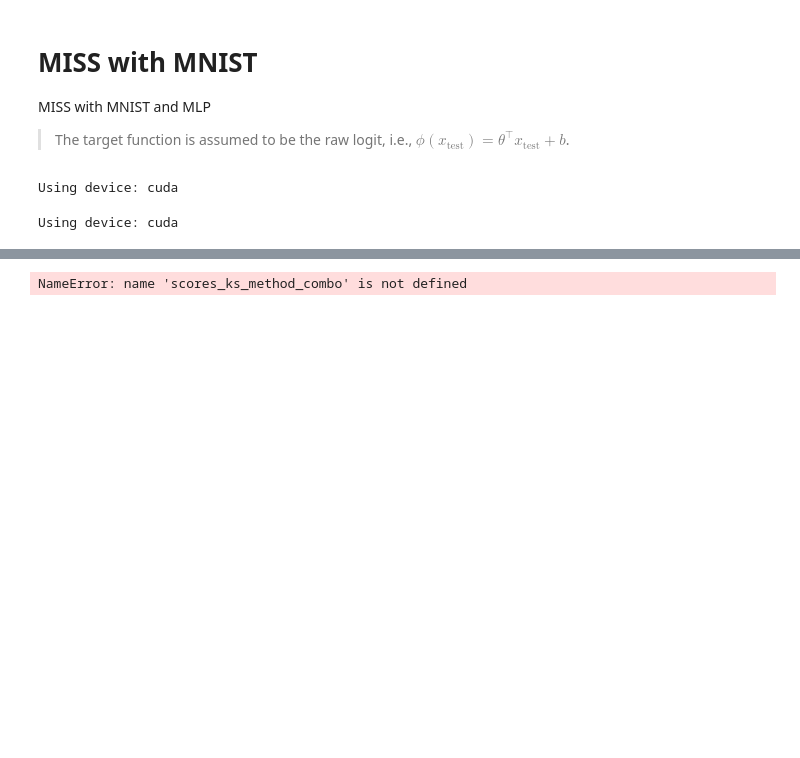
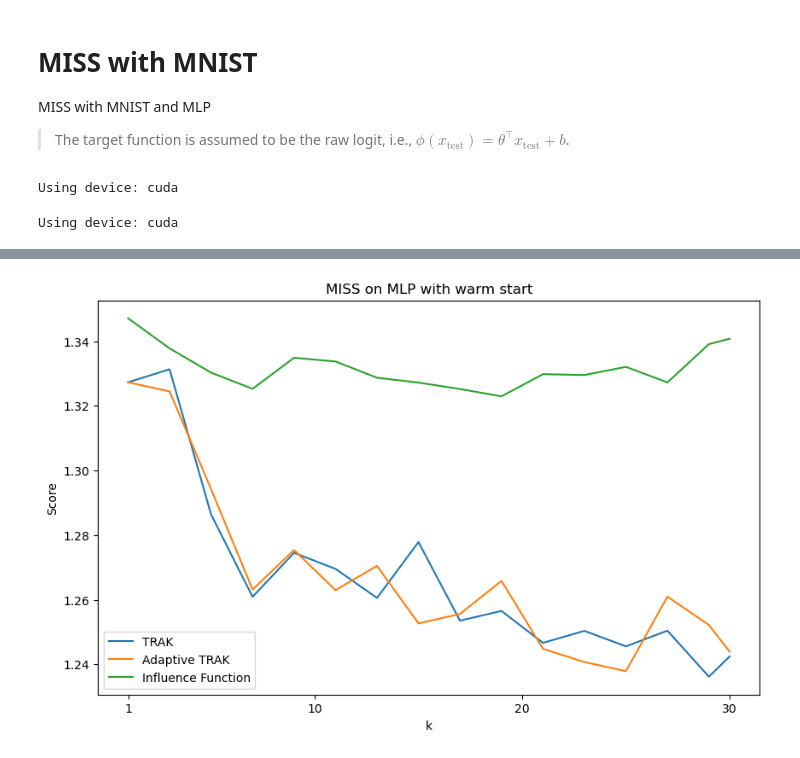
Before and after one commit to sleepymalc/MISS, a Jupyter notebook: non-linear/result.ipynb, the cells around one changed output, grey strips where cells are left out. Drawn from its saved outputs; the diff is of its cells as text; code cells hidden in the pictures; blank space fills up the shorter version.

```diff
--- a/non-linear/result.ipynb
+++ b/non-linear/result.ipynb
@@ -196 +180,26 @@ plt.show()
+# %%
+# Plot scores for each method
+scores_ks_method_combo[np.isnan(scores_ks_method_combo)] = 0
+# scores_ks_method_combo = np.nan_to_num(scores_ks_method_combo)
+scores_ks = scores_ks_method_combo.mean(axis=2)
+
+plt.figure(figsize=(10, 6))  # Create a single plot
+
+if warm_start:
+    plt.title(f'MISS on MLP with warm start')
+else:
+    plt.title(f'MISS on MLP with cold start')
+plt.xlabel('k')
+plt.ylabel('Score')
+
+for method_idx, method_name in enumerate(methods):
+    plt.plot(ks, scores_ks[:, method_idx], label=method_name)
+
+plt.xticks(np.insert(np.arange(10, max(ks)+1, 10), 0, 1))
+
+plt.legend(methods)
+
+plt.show()
+# %% [output]
+[figure, added]
 # %%
@@ -205,23 +213,0 @@ plt.show()
-# %%
-# Plot scores for each method
-scores_ks = scores_ks_method_combo.mean(axis=2)
-
-plt.figure(figsize=(10, 6))  # Create a single plot
-
-if warm_start:
-    plt.title(f'MISS on MLP with warm start')
-else:
-    plt.title(f'MISS on MLP with cold start')
-plt.xlabel('k')
-plt.ylabel('Score')
-
-for method_idx, method_name in enumerate(methods):
-    plt.plot(ks, scores_ks[:, method_idx], label=method_name)
-
-plt.xticks(np.insert(np.arange(10, max(ks)+1, 10), 0, 1))
-
-plt.legend(methods)
-
-plt.show()
-# %% [output]
-NameError: name 'scores_ks_method_combo' is not defined
```
Also changed, not shown: parts of 7 cells of this notebook, 6 other files.
